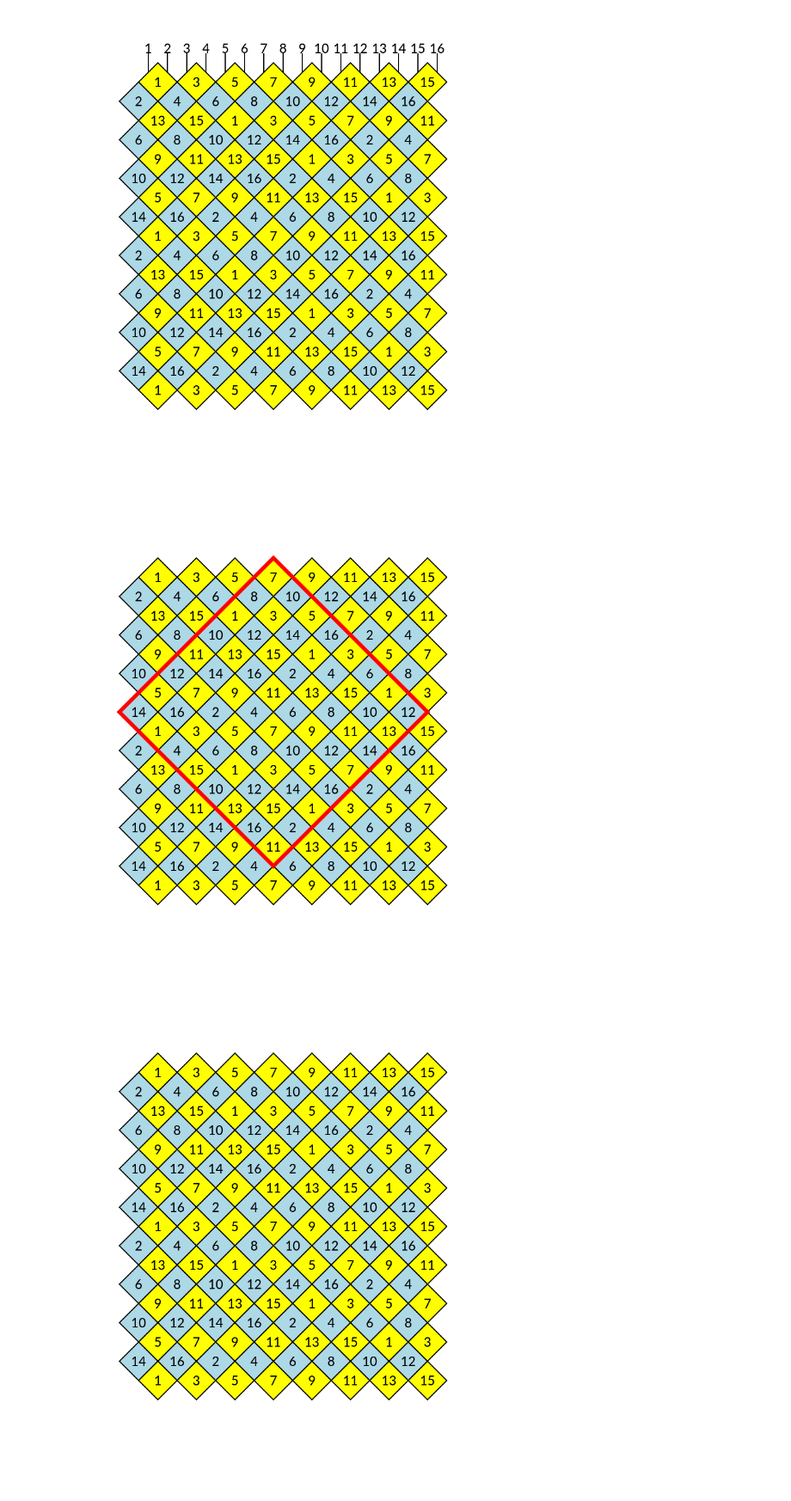
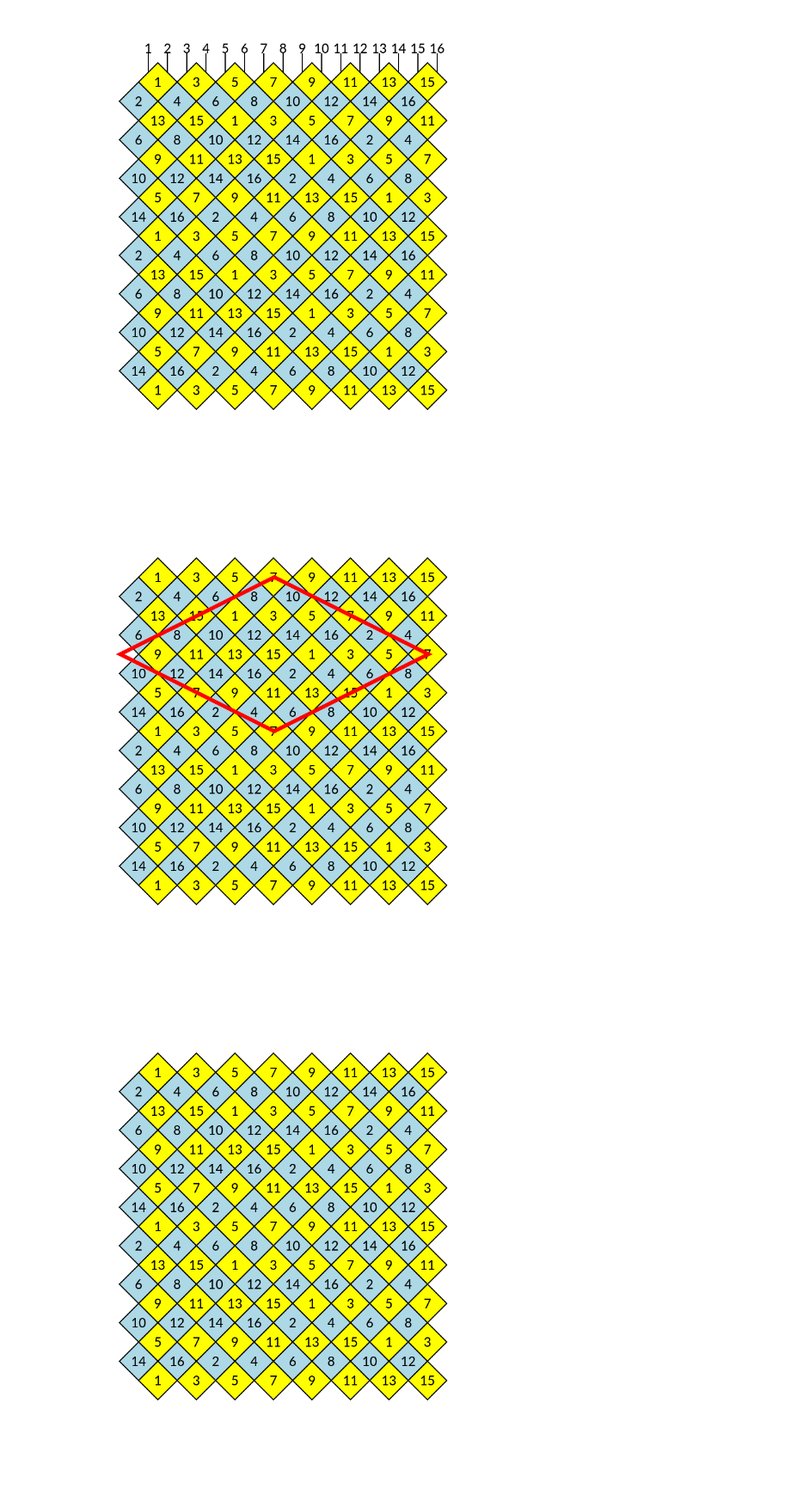
Before and after one commit to joshuarbholden/kumihimo, a Jupyter notebook: double_naiki_draw.ipynb, the cells around one changed output. Shown at 86% size. Drawn from its saved outputs; the diff is of its cells as text; code cells hidden in the pictures.

```diff
--- a/double_naiki_draw.ipynb
+++ b/double_naiki_draw.ipynb
@@ -114,9 +114,9 @@ end
 reverseCrossing (generic function with 1 method)
 # %%
 function fillGrid(n, left, right, colors)
-    grid = Array{String}(undef, n, n, 3)
-    for i = 1:n
-        for j = 1:n
+    grid = Array{String}(undef, 2n, 2n, 3)
+    for i = 1:2n
+        for j = 1:2n
             grid[i,j,1] = colors[left[((3i+j)÷2)%n+1]+1]
             grid[i,j,2] = colors[right[((3j+i)÷2)%n+1]+1]
             if (i+j) % 2 == 0
@@ -250,18 +250,18 @@ using Luxor
 # %%
 using Luxor
 @draw begin
     fontsize(24)
     grid= fillGrid(8, [0,0,0,0,0,0,0,0], [1,1,1,1,1,1,1,1], ["yellow", "light blue"])
     drawAbstractedGrid(8, grid, O-(0, 10unit), Point(-unit,unit), Point(unit,unit))
     for i = 1:16
 #        label(string(i), :N, O+((i-7.5)unit, -9.5unit), leader=true, offset=1unit)
     end
     setcolor("red")
     setline(0.2unit)
-    ngon(O+(0, -2unit), 8unit, 4, 0, :stroke)
+    poly(polyscale!(ngon(O+(-sqrt(2)/2*unit+.75unit, -10unit), 8unit, 4, 0, vertices=true), 1, 0.5), :stroke, close=true)
     end 25unit 25unit
 # %% [output]
-[figure, old version]
+[figure, new version]
 # %%
 using Luxor
 @draw begin
```
Also changed, not shown: parts of 17 cells of this notebook.
